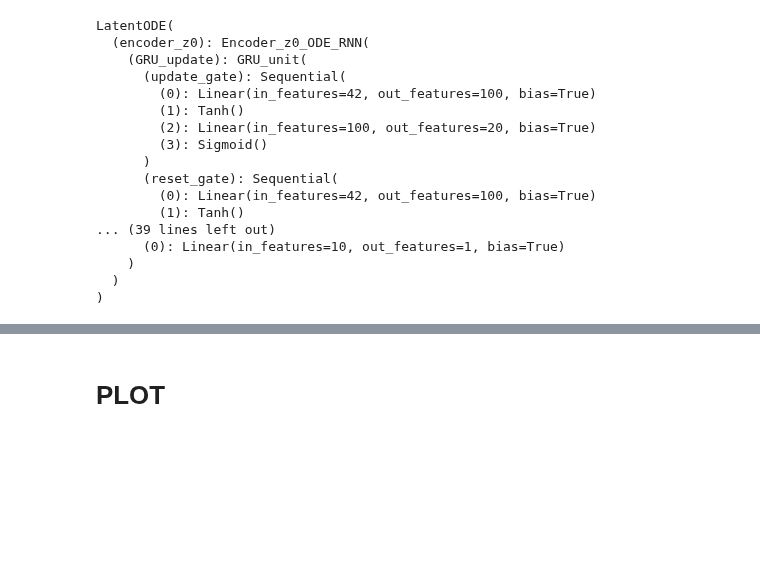
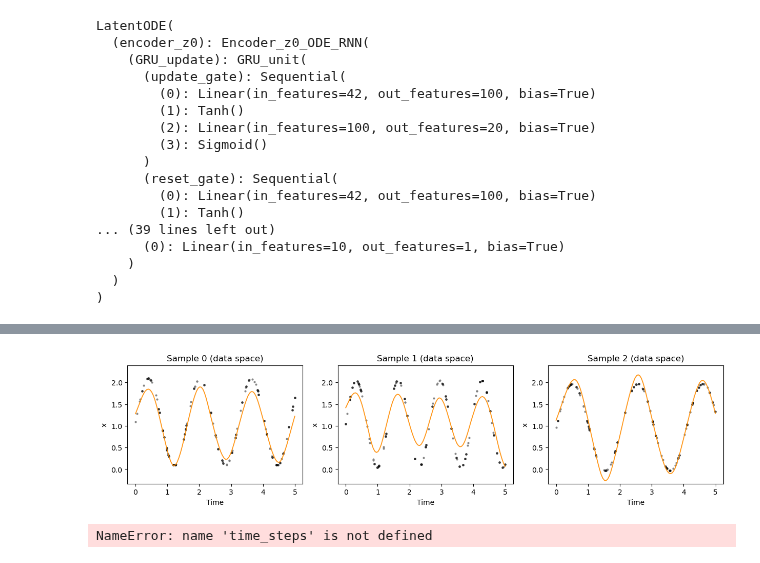
Before and after one commit to luisas/fl4tsf, a Jupyter notebook: analysis/05_plot_outputs.ipynb, the cells around one changed output, grey strips where cells are left out. Saved outputs shown, nothing was run; the diff lists cells and outputs as text; code cells hidden in the pictures; blank space fills up the shorter version.

```diff
--- a/analysis/05_plot_outputs.ipynb
+++ b/analysis/05_plot_outputs.ipynb
@@ -96,10 +83,14 @@ test_dict = utils.get_next_batch(testloader)
+# %%
+plot_n_outputs(model, dataset, timestamps)
+# %% [output]
+[figure, added]
 # %%
-viz = Visualizations(device)
-with torch.no_grad():
-	viz.draw_all_plots_one_dim( test_dict,
-								model,
-								plot_name = "Test2.png",
-								experimentID = 15,
-								save=True)
+# viz = Visualizations(device)
+# with torch.no_grad():
+# 	viz.draw_all_plots_one_dim( test_dict,
+# 								model,
+# 								plot_name = "Test2.png",
+# 								experimentID = 15,
+# 								save=True)
+# %% [output]
+NameError: name 'time_steps' is not defined
-# %% [markdown]
-# PLOT
```
Also changed, not shown: parts of 5 cells of this notebook, 4 other files.
